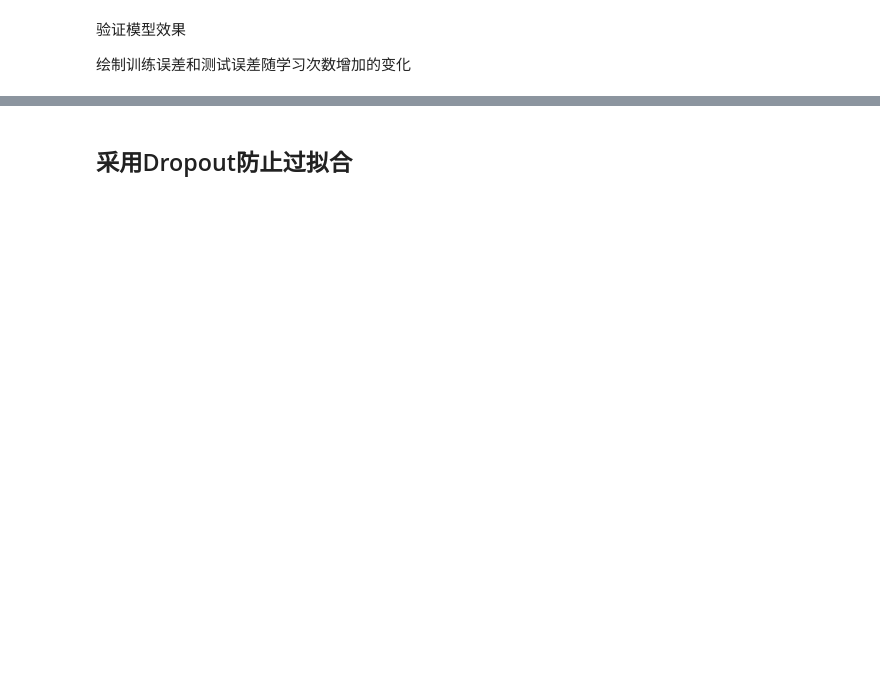
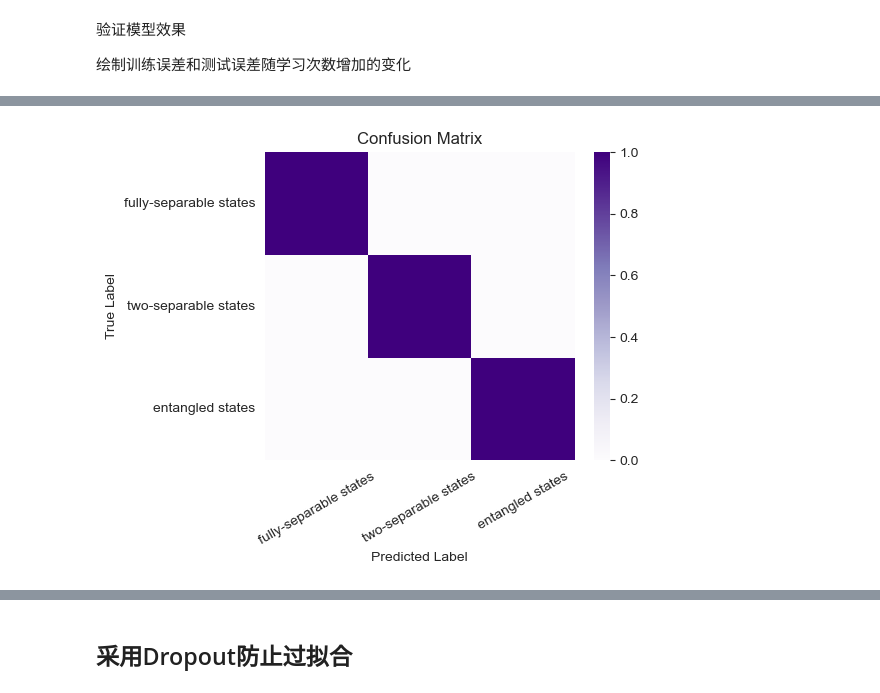
Before and after one commit to ehxu/MCNN-QCC, a Jupyter notebook: MCNN-QCC.ipynb, the cells around one changed output, grey strips where cells are left out. Drawn from its saved outputs; the diff is of its cells as text; code cells hidden in the pictures; blank space fills up the shorter version.

```diff
--- a/MCNN-QCC.ipynb
+++ b/MCNN-QCC.ipynb
@@ -178,9 +446,11 @@ tl.draw_acc(mlp_train_accs, mlp_test_accs)
 # model_mlp.load_state_dict(torch.load('models/model_mlp.pth', map_location=device))
 # model_mlp.to(device)
 # %%
-conf_matrix_percent_mlp, class_accuracy_mlp, precision_mlp, recall_mlp, f1_mlp = tl.model_tester(test_dataloader, model_mlp)
+conf_matrix_percent_mlp, class_accuracy_mlp, precision_mlp, recall_mlp, f1_mlp = model_tester(test_dataloader, model_mlp)
 # %%
 # Confusion Matrix
-tl.draw_confusion(conf_matrix_percent_mlp, label_dic)
+draw_confusion(conf_matrix_percent_mlp, label_dic)
+# %% [output]
+[figure, added]
 # %%
 # Classification accuracy
```
Also changed, not shown: parts of 42 cells of this notebook, 2 other files.
